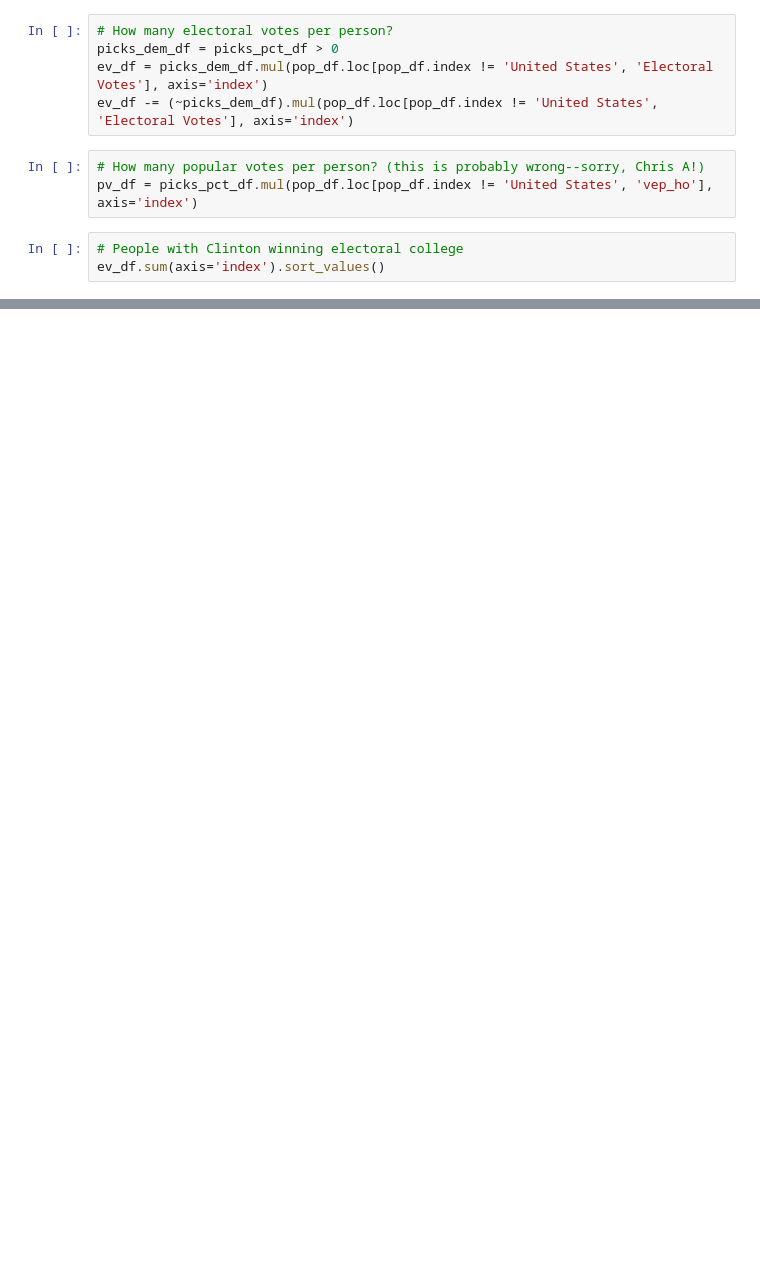
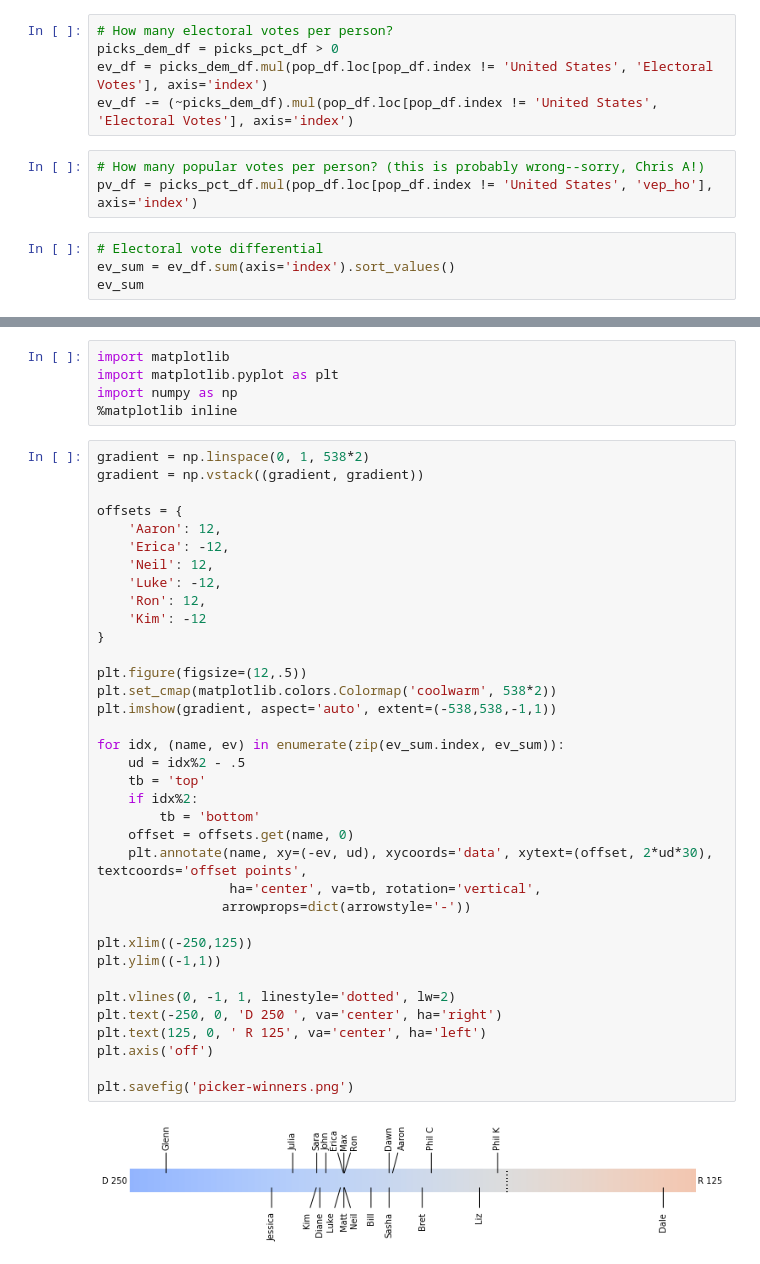
Before and after one commit to reallyasi9/pickem-analysis, a Jupyter notebook: election-2016/election-pickem.ipynb, the cells around one changed output, grey strips where cells are left out. Drawn from its saved outputs; the diff is of its cells as text; blank space fills up the shorter version.

Commit message:
Adding Luke's picks, results from 2012, and other analyses.

```diff
--- a/election-2016/election-pickem.ipynb
+++ b/election-2016/election-pickem.ipynb
@@ -111,8 +114,9 @@ ev_df -= (~picks_dem_df).mul(pop_df.loc[pop_df.index != 'United States', 'Electo
 # How many popular votes per person? (this is probably wrong--sorry, Chris A!)
 pv_df = picks_pct_df.mul(pop_df.loc[pop_df.index != 'United States', 'vep_ho'], axis='index')
 # %%
-# People with Clinton winning electoral college
-ev_df.sum(axis='index').sort_values()
+# Electoral vote differential
+ev_sum = ev_df.sum(axis='index').sort_values()
+ev_sum
 # %% [output]
 Dale      -104.0
 Phil K       6.0
@@ -152,3 +157,46 @@ Julia      7.028478e+06
 Kim        7.407334e+06
 Glenn      9.325570e+06
 dtype: float64
+# %%
+import matplotlib
+import matplotlib.pyplot as plt
+import numpy as np
+%matplotlib inline
+# %%
+gradient = np.linspace(0, 1, 538*2)
+gradient = np.vstack((gradient, gradient))
+
+offsets = {
+    'Aaron': 12,
+    'Erica': -12,
+    'Neil': 12,
+    'Luke': -12,
+    'Ron': 12,
+    'Kim': -12
+}
+
+plt.figure(figsize=(12,.5))
+plt.set_cmap(matplotlib.colors.Colormap('coolwarm', 538*2))
+plt.imshow(gradient, aspect='auto', extent=(-538,538,-1,1))
+
+for idx, (name, ev) in enumerate(zip(ev_sum.index, ev_sum)):
+    ud = idx%2 - .5
+    tb = 'top'
+    if idx%2:
+        tb = 'bottom'
+    offset = offsets.get(name, 0)
+    plt.annotate(name, xy=(-ev, ud), xycoords='data', xytext=(offset, 2*ud*30), textcoords='offset points',
+                 ha='center', va=tb, rotation='vertical',
+                arrowprops=dict(arrowstyle='-'))
+
+plt.xlim((-250,125))
+plt.ylim((-1,1))
+
+plt.vlines(0, -1, 1, linestyle='dotted', lw=2)
+plt.text(-250, 0, 'D 250 ', va='center', ha='right')
+plt.text(125, 0, ' R 125', va='center', ha='left')
+plt.axis('off')
+
+plt.savefig('picker-winners.png')
+# %% [output]
+[figure, added]
```
Also changed, not shown: parts of 20 cells of this notebook, 2 other files.
